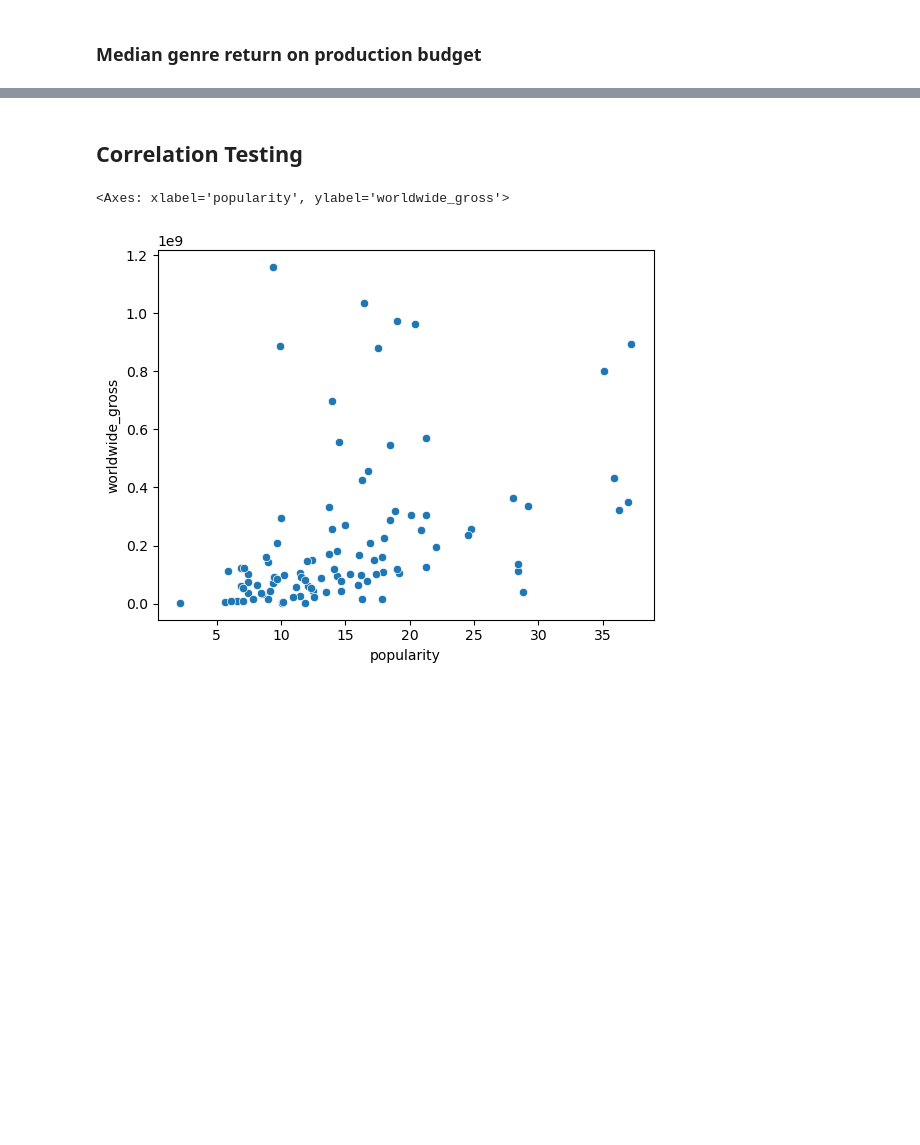
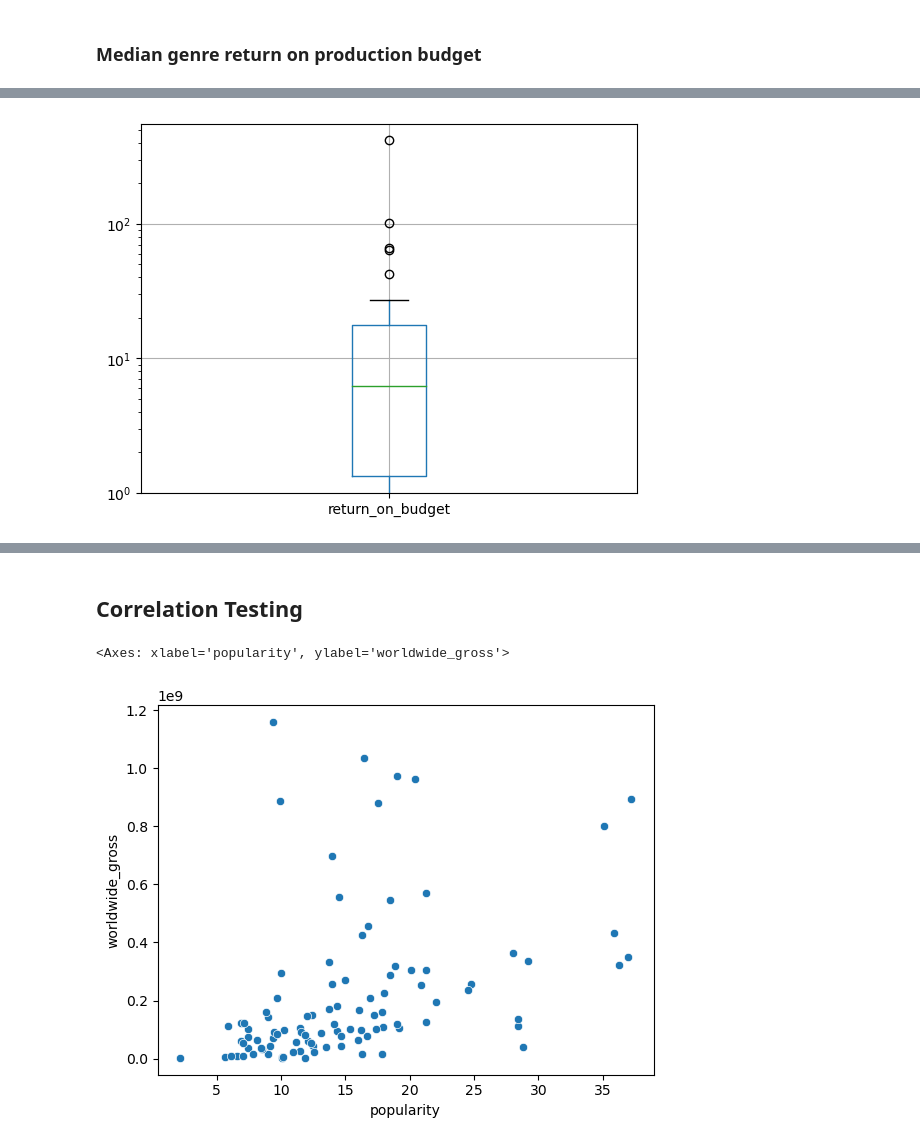
Before and after one commit to bkokin/semester_1_capstone, a Jupyter notebook: exploratory_work/hanwen_exploratory.ipynb, the cells around one changed output, grey strips where cells are left out. Cells and saved outputs as stored; diff of their text form; code cells hidden in the pictures; blank space fills up the shorter version.

```diff
--- a/exploratory_work/hanwen_exploratory.ipynb
+++ b/exploratory_work/hanwen_exploratory.ipynb
@@ -302,0 +311,5 @@ budget_genre[budget_genre.genre == 'horror,mystery,thriller'].describe()
+# %%
+budget_genre[budget_genre.genre == 'horror,thriller'].boxplot('return_on_budget')
+plt.yscale('log')
+# %% [output]
+[figure, added]
```
Also changed, not shown: parts of 28 cells of this notebook.
